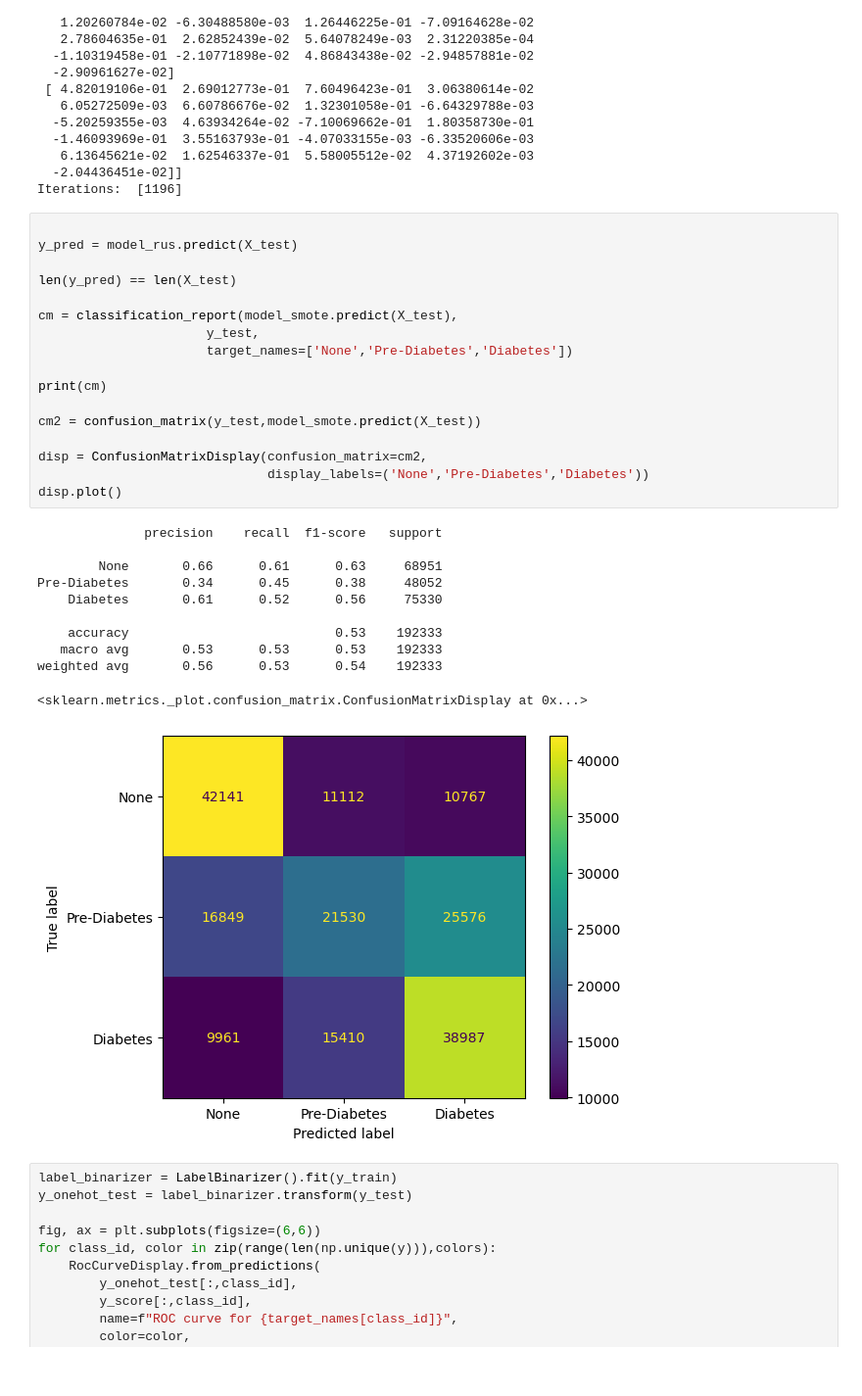
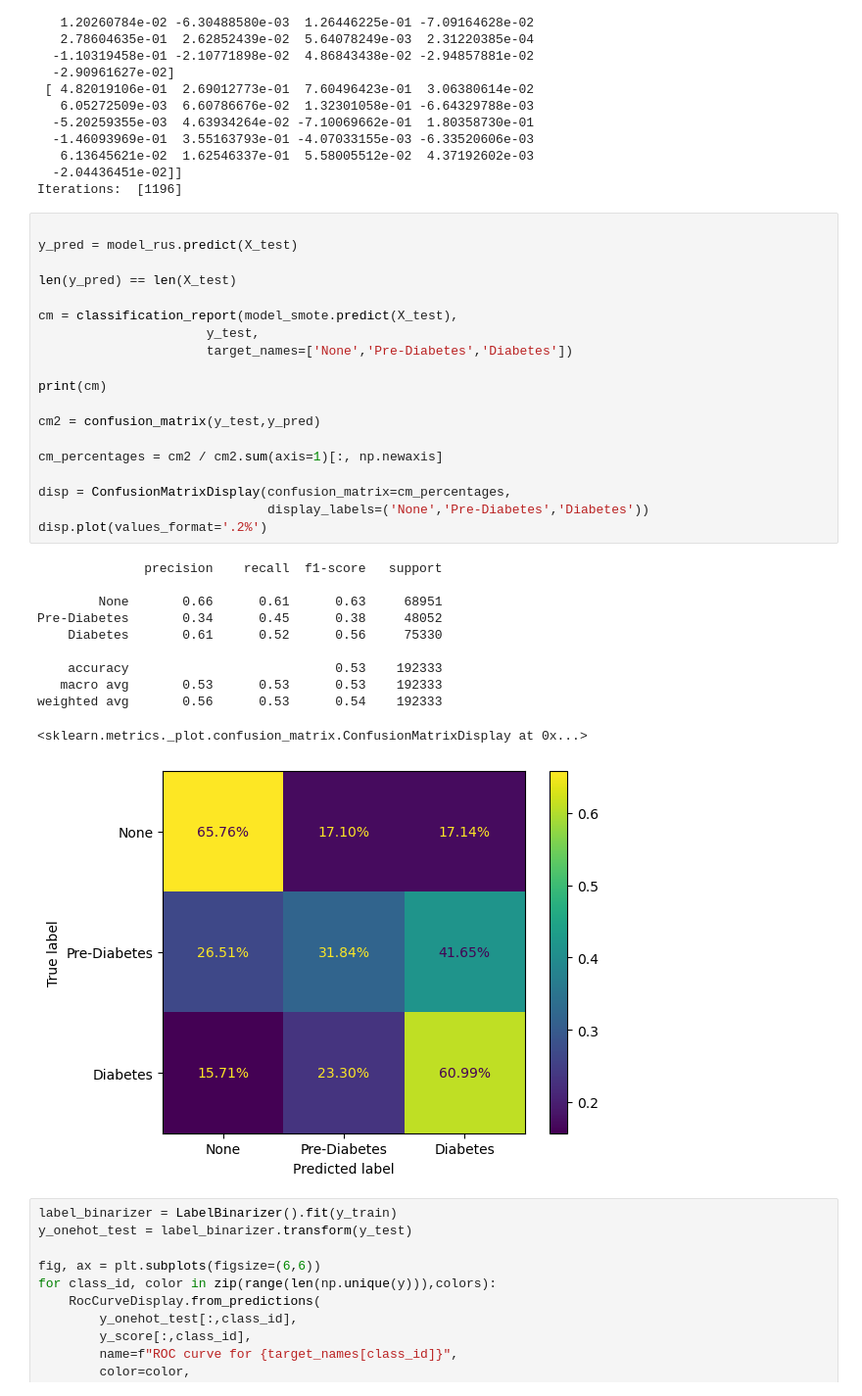
Before and after one commit to annalisa7/ML_project, a Jupyter notebook: BasicModels.ipynb, the cells around one changed output. Shown at 98% size. Cells and saved outputs as stored; diff of their text form.

```diff
--- a/BasicModels.ipynb
+++ b/BasicModels.ipynb
@@ -512,32 +518,34 @@ Iterations:  [1196]
 # %%
 
 y_pred = model_rus.predict(X_test)
 
 len(y_pred) == len(X_test)
 
 cm = classification_report(model_smote.predict(X_test),
                       y_test,
                       target_names=['None','Pre-Diabetes','Diabetes'])
 
 print(cm)
 
-cm2 = confusion_matrix(y_test,model_smote.predict(X_test))
+cm2 = confusion_matrix(y_test,y_pred)
 
-disp = ConfusionMatrixDisplay(confusion_matrix=cm2,
+cm_percentages = cm2 / cm2.sum(axis=1)[:, np.newaxis]
+
+disp = ConfusionMatrixDisplay(confusion_matrix=cm_percentages,
                               display_labels=('None','Pre-Diabetes','Diabetes'))
-disp.plot()
+disp.plot(values_format='.2%')
 # %% [output]
               precision    recall  f1-score   support
 
         None       0.66      0.61      0.63     68951
 Pre-Diabetes       0.34      0.45      0.38     48052
     Diabetes       0.61      0.52      0.56     75330
 
     accuracy                           0.53    192333
    macro avg       0.53      0.53      0.53    192333
 weighted avg       0.56      0.53      0.54    192333
 <sklearn.metrics._plot.confusion_matrix.ConfusionMatrixDisplay at 0x...>
-[figure, old version]
+[figure, new version]
 # %%
 label_binarizer = LabelBinarizer().fit(y_train)
 y_onehot_test = label_binarizer.transform(y_test)
```
Also changed, not shown: parts of 22 cells of this notebook, 1 other file.
